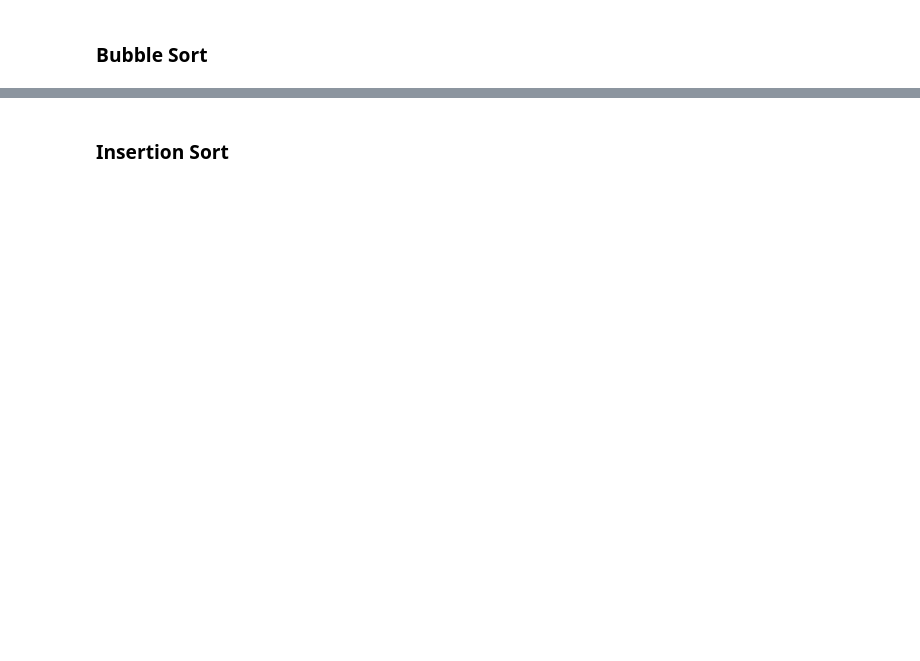
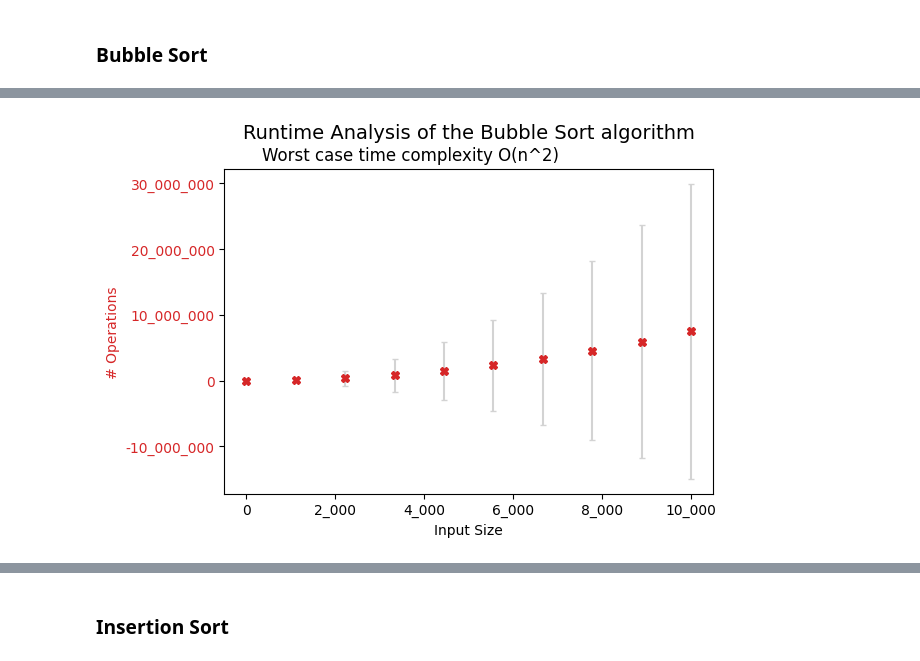
Before and after one commit to t-ded/algpy, a Jupyter notebook: examples/comparison_of_sorts.ipynb, the cells around one changed output, grey strips where cells are left out. Saved outputs shown, nothing was run; the diff lists cells and outputs as text; code cells hidden in the pictures; blank space fills up the shorter version.

```diff
--- a/examples/comparison_of_sorts.ipynb
+++ b/examples/comparison_of_sorts.ipynb
@@ -44,0 +54,4 @@ Algorithm analysis on random instances:
+# %%
+bubble_sort_runtime_analytic.plot_runtime_analysis(metric_to_plot='n_ops')
+# %% [output]
+[figure, added]
```
Also changed, not shown: parts of 12 cells of this notebook.
